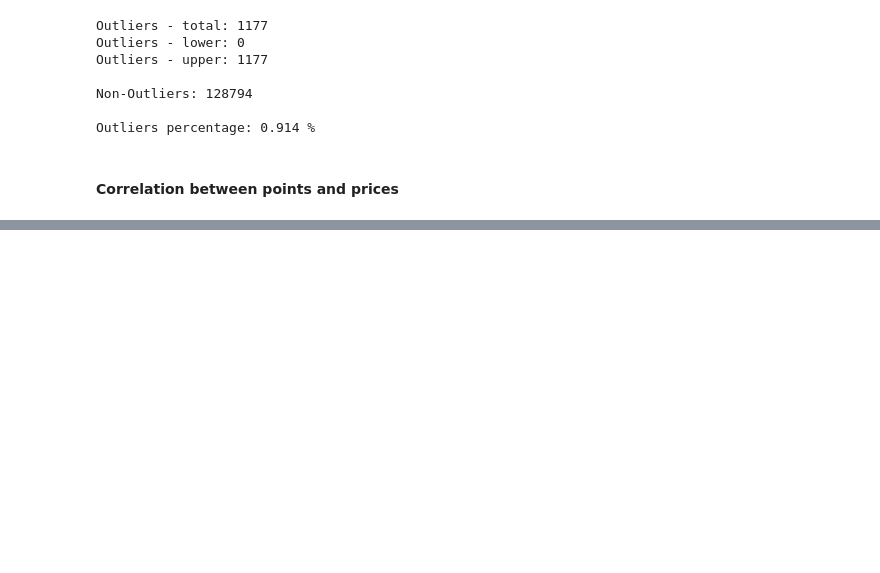
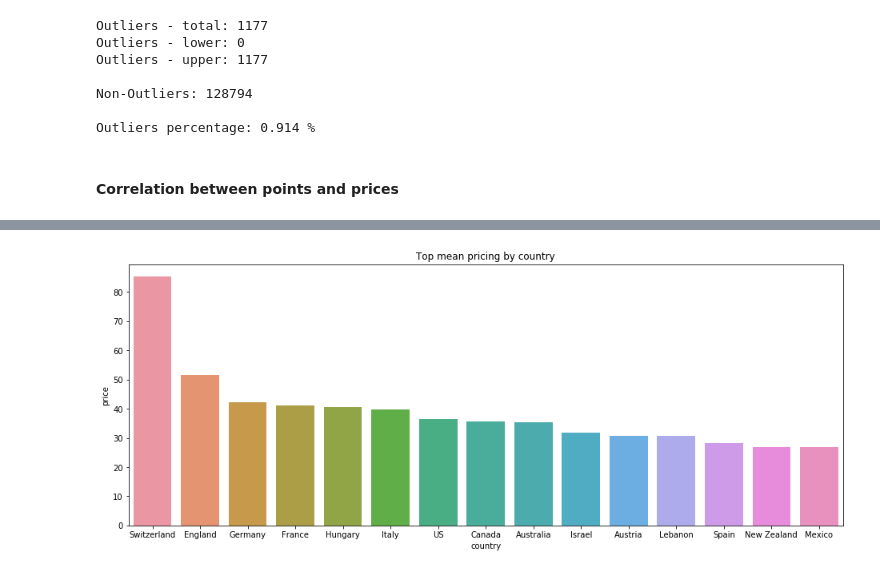
Before and after one commit to jdavidd/Exploratory-Data-Analysis---Wine-Reviews, a Jupyter notebook: notebooks/Data Exploration.ipynb, the cells around one changed output, grey strips where cells are left out. Cells and saved outputs as stored; diff of their text form; code cells hidden in the pictures; blank space fills up the shorter version.

```diff
--- a/notebooks/Data Exploration.ipynb
+++ b/notebooks/Data Exploration.ipynb
@@ -293,0 +316,11 @@ plt.show()
+# %%
+wines_dataset_grouped_by_country = wines_dataset.groupby(['country'])['price', 'points'].mean().reset_index()
+# wines_dataset_grouped_by_country [['country', 'price']].head(n=16)
+# %%
+plt.figure(figsize = (16, 6))
+plt.title('Top mean pricing by country')
+sns.barplot(x='country', y="price", data=wines_dataset_grouped_by_country.sort_values('price', ascending=False).head(15))
+locs, labels = plt.xticks()
+plt.show()
+# %% [output]
+[figure, added]
```
Also changed, not shown: parts of 15 cells of this notebook.
